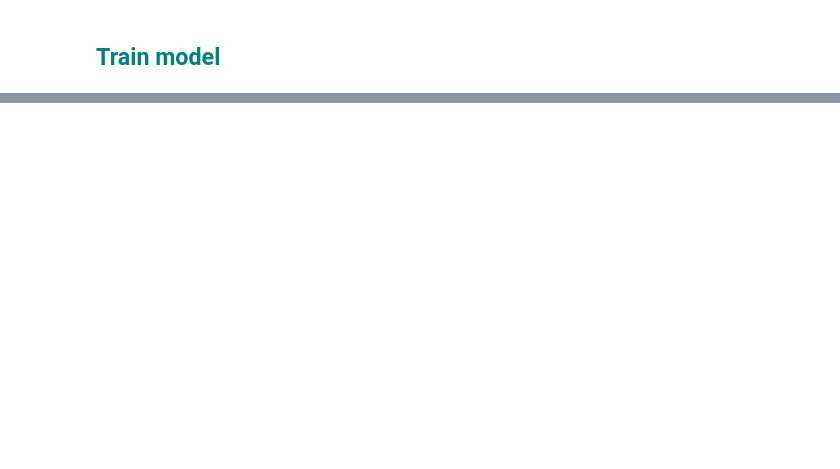
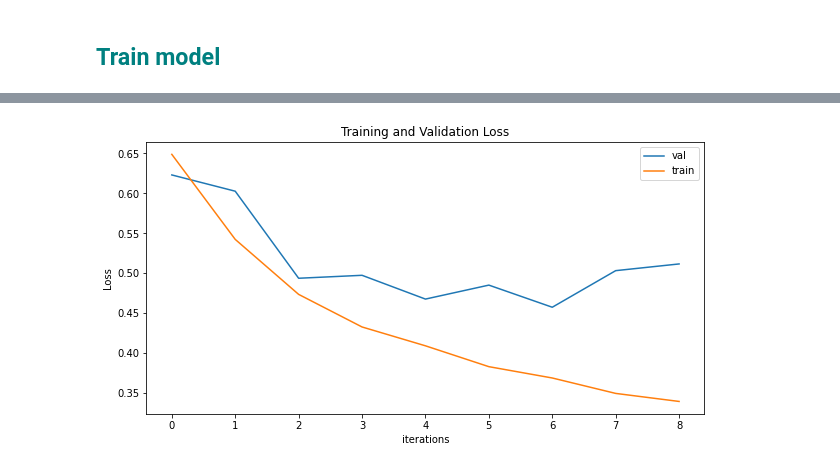
Before and after one commit to olga-black/movie_reviews, a Jupyter notebook: movie_reviews.ipynb, the cells around one changed output, grey strips where cells are left out. Cells and saved outputs as stored; diff of their text form; code cells hidden in the pictures; blank space fills up the shorter version.

Commit message:
Vocab by frequency, tuned hyperparameters, added loss plot

```diff
--- a/movie_reviews.ipynb
+++ b/movie_reviews.ipynb
@@ -316,7 +331,7 @@ class SentimentClassifier(nn.Module):
         return sigmoid
 # %%
 vocab_size = len(word2ind)
-d_feature = 128
+d_feature = 64
 hidden_size = 128
 n_outputs = 1
 num_layers = 1
@@ -343,43 +358,47 @@ SentimentClassifier(
 def train_model(train_loader=train_loader,
              val_loader=val_loader,
              model=model,
-             optimizer=torch.optim.Adam(model.parameters(), lr=0.005),
+             optimizer=torch.optim.Adam(model.parameters(), lr=0.001),
              criterion=nn.BCELoss(),
              n_epochs=6):
 
     start_time = time.time()
 
+    train_losses = []
+    val_losses = []
 
     for epoch in range(n_epochs):
+        running_loss = 0
+        running_loss_val = 0
+
         model.train()
+
         for inputs, labels in train_loader:
-            model.zero_grad()
+            optimizer.zero_grad()
             output = model(inputs)
             loss = criterion(output.squeeze(), labels.float())
             nn.utils.clip_grad_norm_(model.parameters(), 5)
-            optimizer.zero_grad()
             loss.backward()
             optimizer.step()
+            running_loss += loss.item()
 
-
+        train_losses.append(running_loss/len(train_loader))
         model.eval()
-
-        val_losses = []
 
 
         for val_inputs, val_labels in val_loader:
-
             val_output = model(val_inputs)
             val_loss = criterion(val_output.squeeze(), val_labels.float())
-            val_losses.append(val_loss.item())
+            running_loss_val += val_loss.item()
 
+        val_losses.append(running_loss_val/len(val_loader))
 
         print(f"Epoch: {epoch+1}/{ n_epochs}".format(),
               f"Time taken: {((time.time() - start_time) / 60):.2f} min",
               f"Training Loss: {loss.item():.4f}",
-              f"Validation Loss: {np.mean(val_losses):.4f}")
+              f"Validation Loss: {val_loss.item():.4f}")
 
     print(f"Training completed in {(time.time() - start_time) / 60} min.")
     print(f"Final loss: {loss}\nValidation loss: {val_loss}")
 
-    return loss, val_loss
+    return train_losses, val_losses
@@ -388,0 +405,2 @@ train_model(optimizer=torch.optim.Adam(model.parameters(), lr=0.001),
+# %%
+train_losses, val_losses = train_model(n_epochs=9)
@@ -388,0 +420,14 @@ train_model(optimizer=torch.optim.Adam(model.parameters(), lr=0.001),
+# %%
+def plot_losses(train_losses, val_losses):
+    plt.figure(figsize=(10,5))
+    plt.title("Training and Validation Loss")
+    plt.plot(val_losses, label="val")
+    plt.plot(train_losses, label="train")
+    plt.xlabel("Iterations")
+    plt.ylabel("Loss")
+    plt.legend()
+    plt.show()
+# %%
+plot_losses(train_losses, val_losses)
+# %% [output]
+[figure, added]
```
Also changed, not shown: parts of 17 cells of this notebook.
